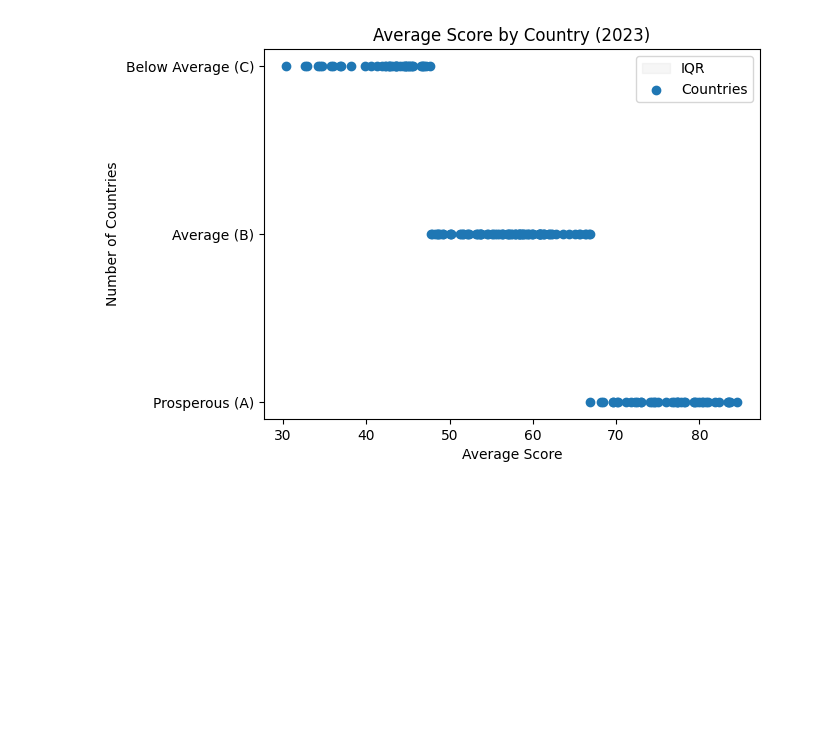
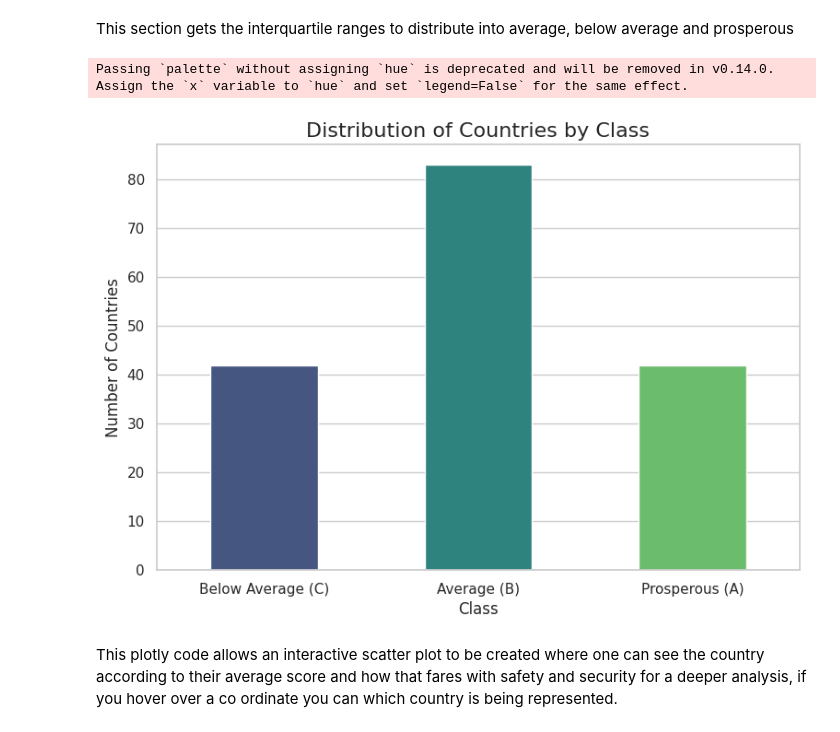
Before and after one commit to Aliza-03/Global-Prosperity-Ranking---Visualisation, a Jupyter notebook: Global_Prosperity_ranking.ipynb, the cells around one changed output. Saved outputs shown, nothing was run; the diff lists cells and outputs as text; code cells hidden in the pictures; blank space fills up the shorter version.

```diff
--- a/Global_Prosperity_ranking.ipynb
+++ b/Global_Prosperity_ranking.ipynb
@@ -9,6 +9,8 @@ import scipy.stats as st
 df = pd.read_csv("data.csv")
 
 avg_score = df.groupby("Country")["AveragScore"].mean()
+# %% [markdown]
+This section gets the interquartile ranges to distribute into average, below average and prosperous
 # %%
 # get the data description and find the quartile ranges specifically q1 sand q3
 df['AveragScore'].describe()
@@ -20,23 +22,25 @@ inter_quartile=quartile_3-quartile_1
 #the bounds
 lower_bound = quartile_1 - 1.5 * inter_quartile
 upper_bound = quartile_3 + 1.5 * inter_quartile
-# %%
-
-df['Class']=pd.cut(df['AveragScore'],
-bins=[lower_bound,quartile_1,quartile_3,upper_bound],
-labels=['Below Average (C)','Average (B)','Prosperous (A)'],right=False)
-
-plt.fill_between([quartile_1, quartile_3], [quartile_1, quartile_1], [quartile_3, quartile_3], color='lightgray', alpha=0.2, label='IQR')
-
-
-plt.scatter(df['AveragScore'],df['Class'],label='Countries')
-
-plt.legend()
-
-
-plt.xlabel('Average Score')
-plt.ylabel('Number of Countries')
-plt.title('Average Score by Country (2023)')
-plt.show()
-# %% [output]
-[figure, removed]
+# %%
+import seaborn as sns
+import matplotlib.pyplot as plt
+
+sns.set(style="whitegrid")
+
+# Bar plot to show the number of countries in each class
+plt.figure(figsize=(9, 6))
+sns.countplot(x='Class', data=df, palette="viridis", width=0.5)  # Reduce bar width cuz ut actually looked awful lol
+
+# Adding labels and title
+plt.title('Distribution of Countries by Class', fontsize=16)
+plt.xlabel('Class', fontsize=12)
+plt.ylabel('Number of Countries', fontsize=12)
+
+# Show plot
+plt.show()
+# %% [output]
+Passing `palette` without assigning `hue` is deprecated and will be removed in v0.14.0. Assign the `x` variable to `hue` and set `legend=False` for the same effect.
+[figure, added]
+# %% [markdown]
+This plotly code allows an interactive scatter plot to be created where one can see the country according to their average score and how that fares with safety and security for a deeper analysis, if you hover over a co ordinate you can which country is being represented.
```
Also changed, not shown: parts of 1 cell of this notebook.
